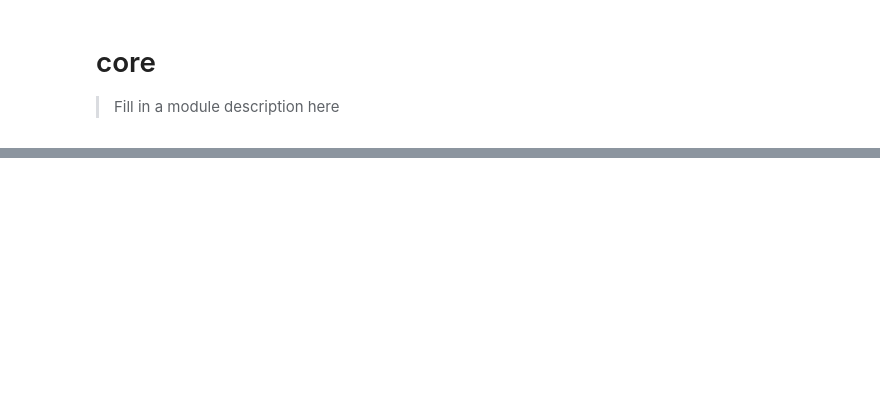
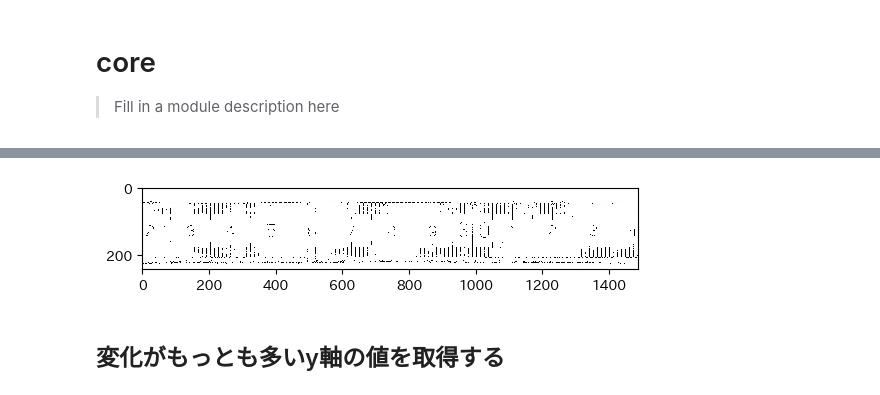
Before and after one commit to nakamura196/ruler_calc, a Jupyter notebook: api.ipynb, the cells around one changed output, grey strips where cells are left out. Cells and saved outputs as stored; diff of their text form; code cells hidden in the pictures; blank space fills up the shorter version.

```diff
--- a/api.ipynb
+++ b/api.ipynb
@@ -160,0 +709,8 @@ plt.imshow(mpimg.imread(ins.skelton_path),cmap="gray")
+# %%
+saisen_path = "tmp/saisen.jpg"
+ApiClient.skelton_s(otsu_path, saisen_path)
+show_img(saisen_path)
+# %% [output]
+[figure, added]
+# %% [markdown]
+## 変化がもっとも多いy軸の値を取得する
```
Also changed, not shown: parts of 36 cells of this notebook, 10 other files.
